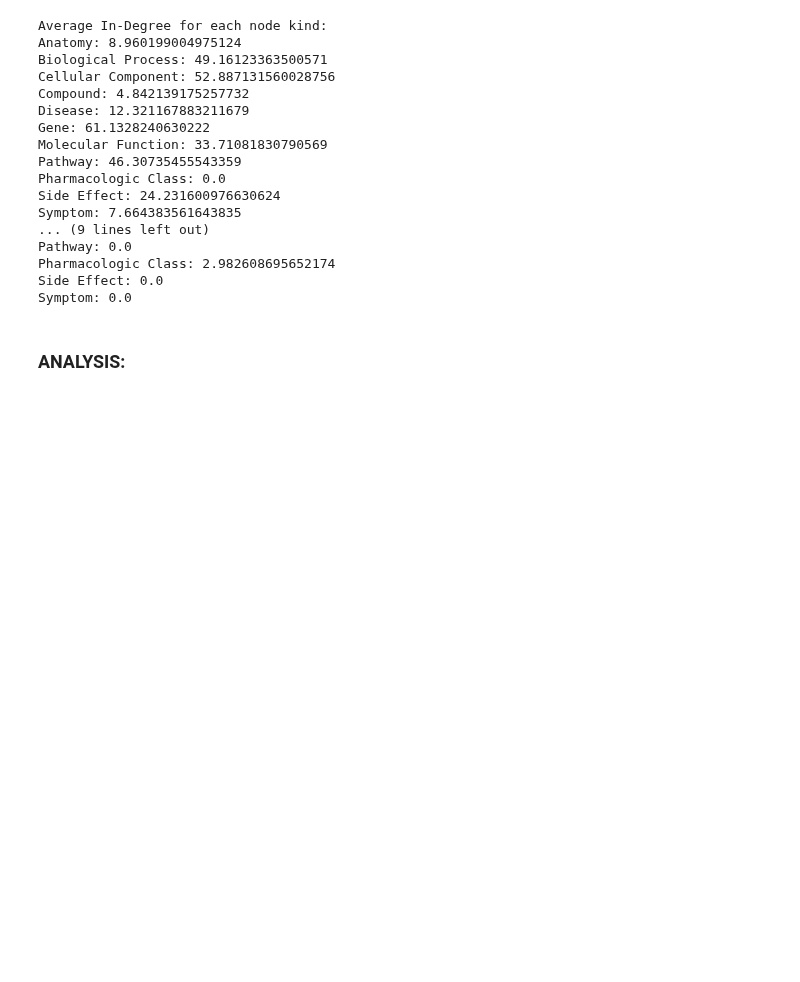
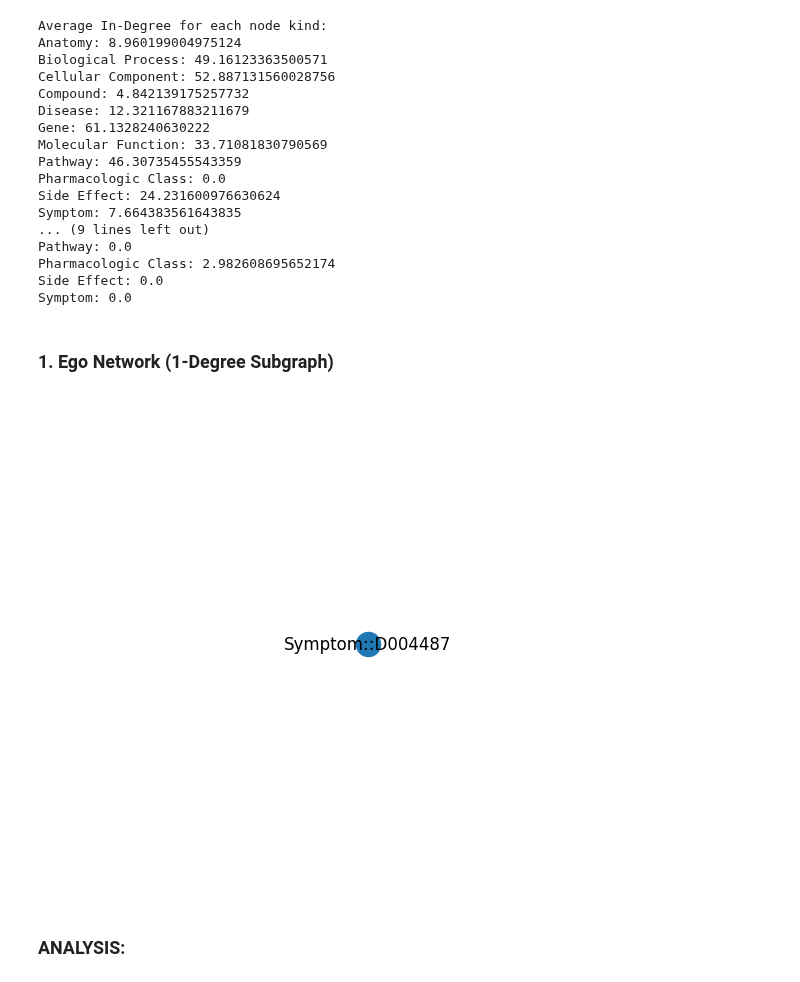
Before and after one commit to MatteoFerraresi/ac4da_project, a Jupyter notebook: script.ipynb, the cells around one changed output. Cells and saved outputs as stored; diff of their text form; code cells hidden in the pictures; blank space fills up the shorter version.

```diff
--- a/script.ipynb
+++ b/script.ipynb
@@ -130,6 +130,19 @@ Pathway: 0.0
 Pharmacologic Class: 2.982608695652174
 Side Effect: 0.0
 Symptom: 0.0
+# %% [markdown]
+### 1. Ego Network (1-Degree Subgraph)
+# %%
+def extract_ego_network(G, node_id, radius=1):
+    ego_net = nx.ego_graph(G, node_id, radius=radius)
+    return ego_net
+
+# Assuming `symptom_id` is the node ID for "Edema"
+ego_net = extract_ego_network(H, symptom_id)
+nx.draw(ego_net, with_labels=True)
+plt.show()
+# %% [output]
+[figure, added]
 # %% [markdown]
 ### ANALYSIS:
 # %% [markdown]
```
Also changed, not shown: parts of 7 cells of this notebook.
